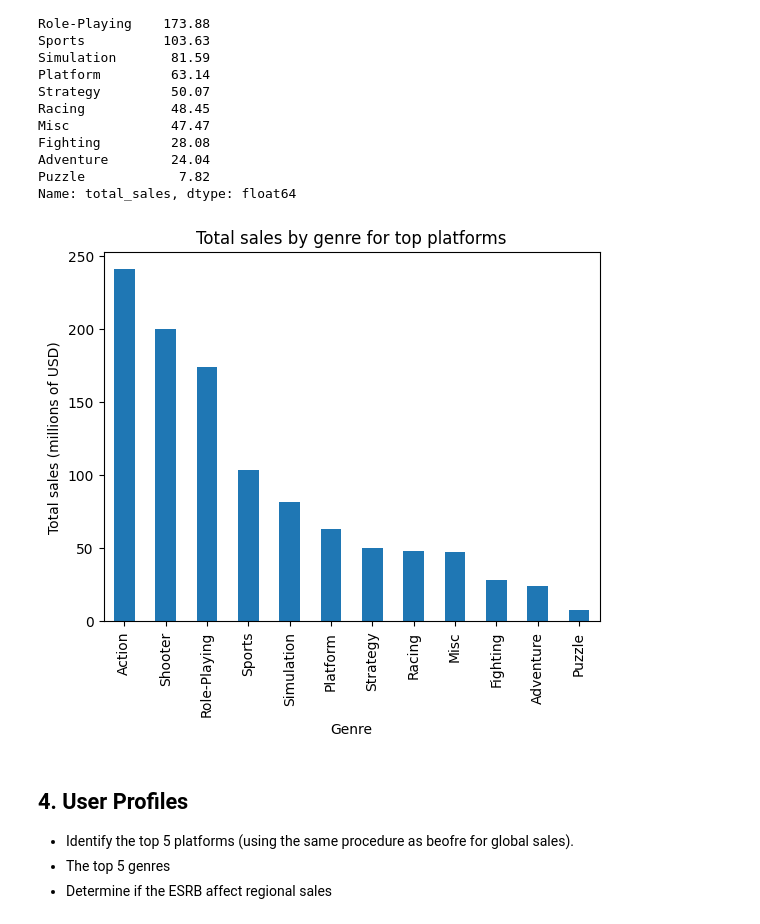
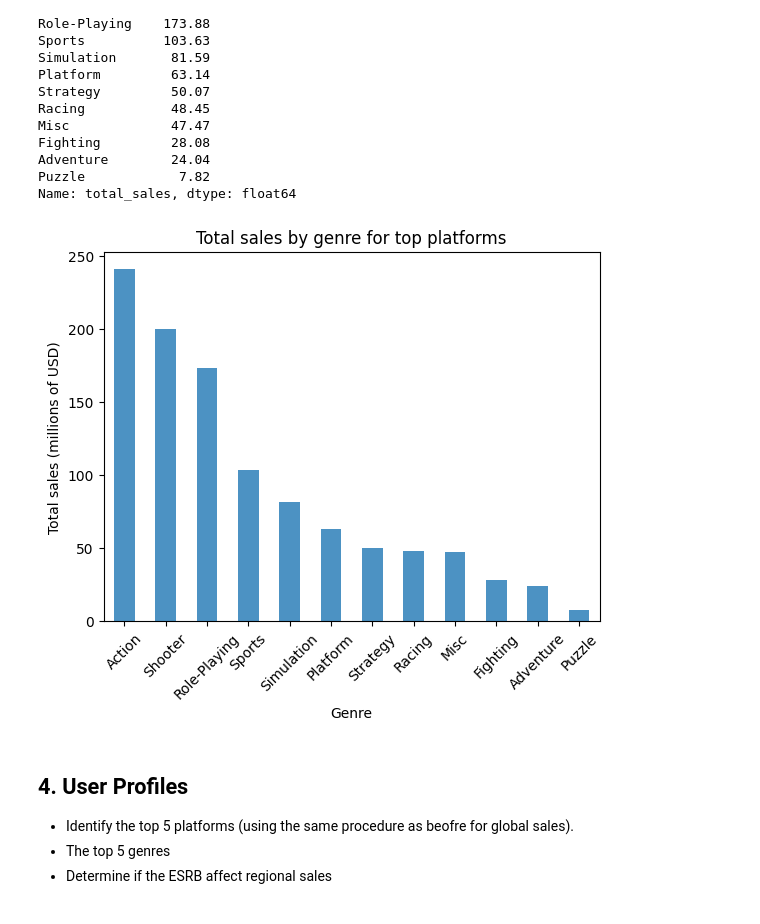
Before and after one commit to PabloHermun/videogames_succes, a Jupyter notebook: notebook.ipynb, the cells around one changed output. Cells and saved outputs as stored; diff of their text form; code cells hidden in the pictures.

```diff
--- a/notebook.ipynb
+++ b/notebook.ipynb
@@ -115,5 +122,4 @@ The `year_of_release` and the critic `critic_score` have only integers (besides
 # %%
 # Convert columns type to integers
 games['year_of_release'] = games['year_of_release'].astype('Int64')
-games['critic_score'] = games['critic_score'].astype('Int64')
 # %% [markdown]
@@ -769,13 +880,13 @@ Puzzle            7.82
 Name: total_sales, dtype: float64
 # %%
 # Plot the count of games released each year
-df_genres.plot(kind='bar')
+df_genres.plot(kind='bar', rot=45, alpha=0.8)
 plt.ylabel('Total sales (millions of USD)')
 plt.xlabel('Genre')
 plt.title('Total sales by genre for top platforms')
 plt.show()
 # %% [output]
-[figure, old version]
+[figure, new version]
 # %% [markdown]
 ## 4. User Profiles
 
```
Also changed, not shown: parts of 34 cells of this notebook.
